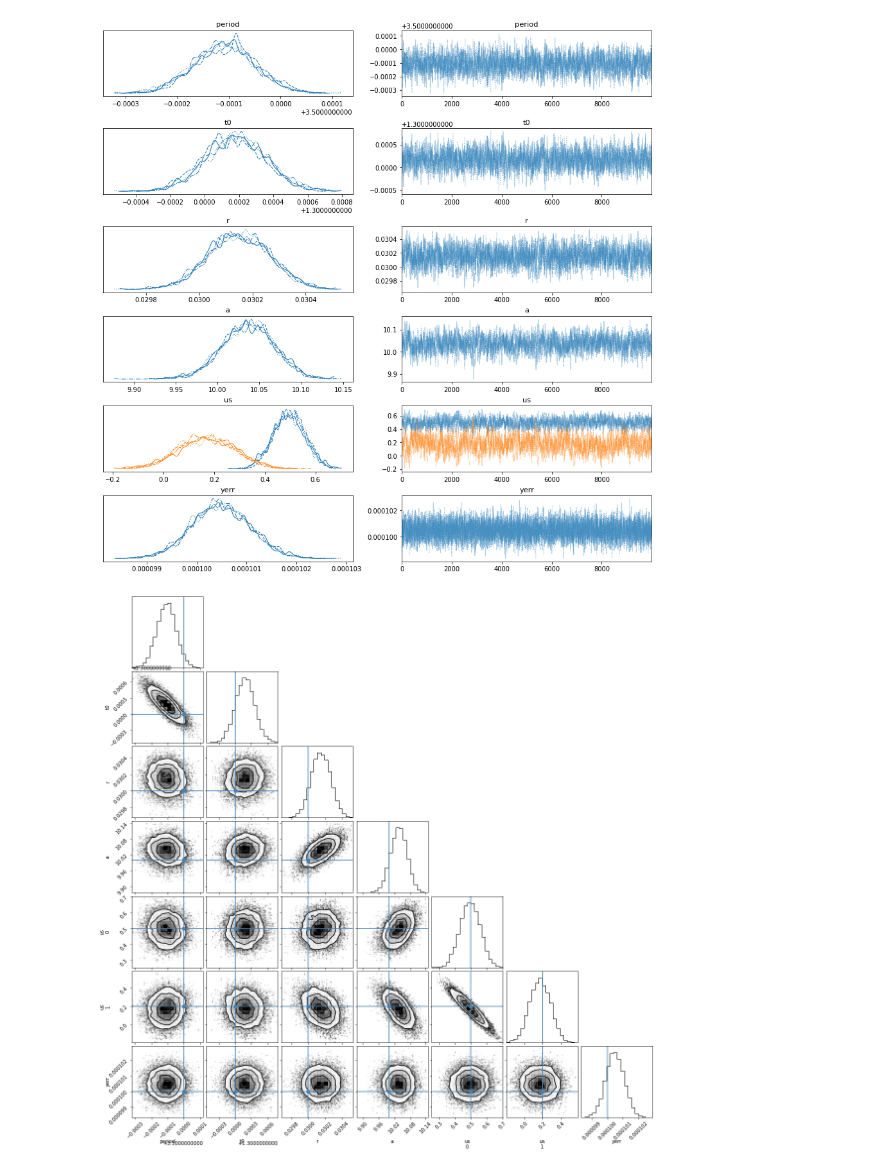
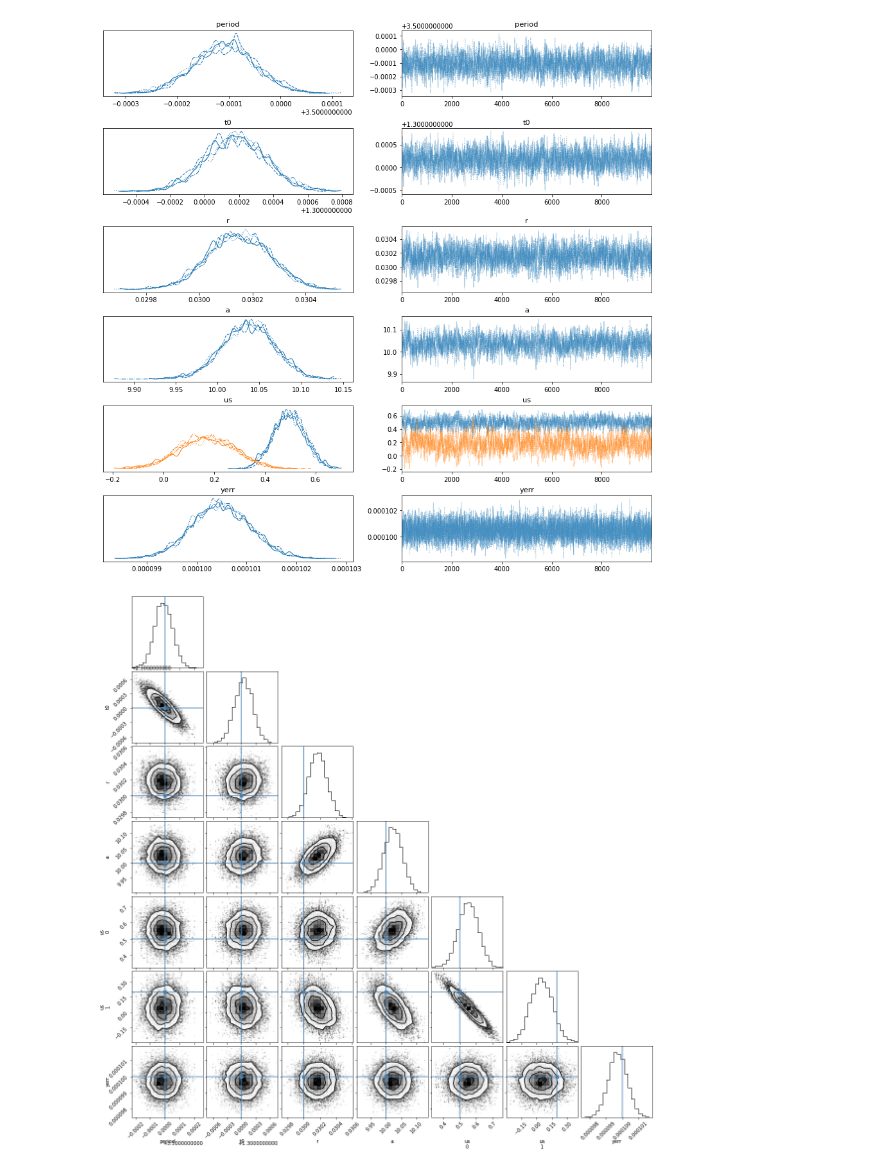
Before and after one commit to mileslucas/yeehaw, a Jupyter notebook: src/exoplanet+MH.ipynb, the cells around one changed output. Drawn from its saved outputs; the diff is of its cells as text; code cells hidden in the pictures.

```diff
--- a/src/exoplanet+MH.ipynb
+++ b/src/exoplanet+MH.ipynb
@@ -104,15 +119,14 @@ with model:
     az.plot_trace(trace, var_names=var_names);
 # %% [output]
 [figure]
-# %%
-truth = [3.5, 1.3, 0.03, 10, 0.5, 0.2, 1e-4]
-_ = corner.corner(
-    trace,
-    var_names=var_names,
-    truths=truth,
-)
-# %% [output]
-[figure, removed]
+# %%
+_ = corner.corner(
+    trace,
+    var_names=var_names,
+    truths=ground_truth,
+)
+# %% [output]
+[figure, added]
 # %%
 # Get the posterior median orbital parameters
 p = np.median(trace["posterior"]["period"])
```
Also changed, not shown: parts of 12 cells of this notebook, 2 other files.
